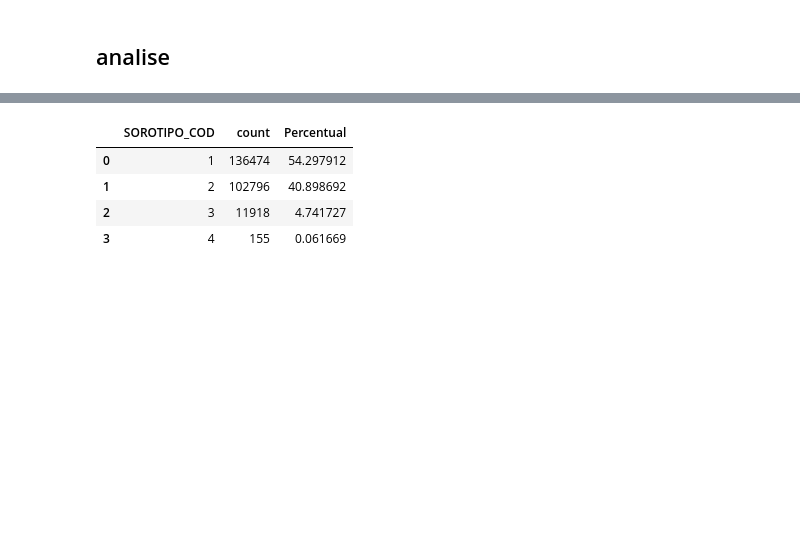
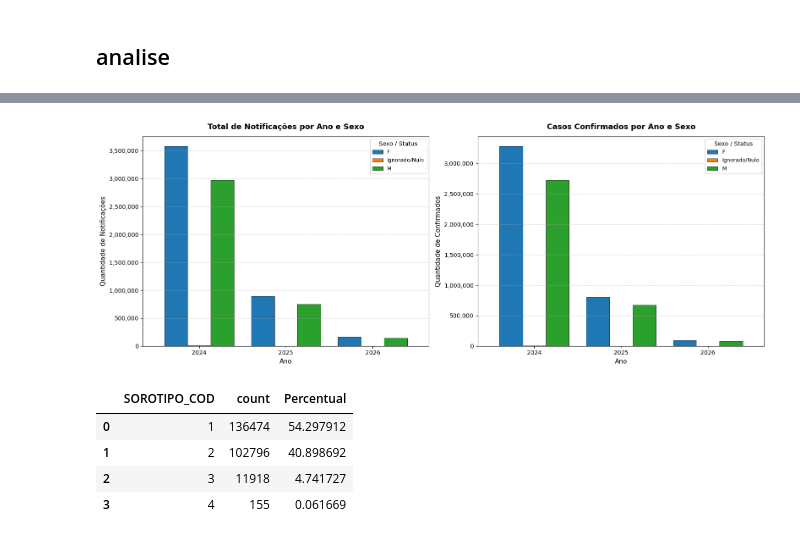
Before and after one commit to LeandroRodriguesCarneiro/pos_graduacao_analise_preparacao_dados, a Jupyter notebook: main.ipynb, the cells around one changed output, grey strips where cells are left out. Saved outputs shown, nothing was run; the diff lists cells and outputs as text; code cells hidden in the pictures; blank space fills up the shorter version.

```diff
--- a/main.ipynb
+++ b/main.ipynb
@@ -309,0 +446,70 @@ Percentual identificado: 2.95
+# %%
+lista_sexo_ano = df_anos.groupBy(['ANO', 'CS_SEXO']).agg(
+    F.count("*").alias("total_notificacoes"),
+    F.sum(F.when(F.col("CLASSI_FIN").isin([10, 11, 12]), 1).otherwise(0)).alias("casos_confirmados")
+).orderBy('ANO').collect()
+
+ano = [i['ANO'] for i in lista_sexo_ano]
+sexo = [i['CS_SEXO'] for i in lista_sexo_ano]
+qtd_not = [i['total_notificacoes'] for i in lista_sexo_ano]
+qtd_conf = [i['casos_confirmados'] for i in lista_sexo_ano]
+
+ano_tratado = []
+sexo_tratamento = []
+qtd_not_tratado = []
+qtd_conf_tratado = []
+for a, s, n, c in zip(ano, sexo, qtd_not, qtd_conf):
+    if s is None or s == 'I':
+        search = f'Ignorado/Nulo {a}'
+        if search not in sexo_tratamento:
+            ano_tratado.append(a)
+            sexo_tratamento.append(search)
+            qtd_not_tratado.append(n)
+            qtd_conf_tratado.append(c)
+
+        else:
+            idx = sexo_tratamento.index(search)
+            qtd_not_tratado[idx] += n
+            qtd_conf_tratado[idx] += c
+    else:
+        sexo_tratamento.append(s)
+        ano_tratado.append(a)
+        qtd_not_tratado.append(n)
+        qtd_conf_tratado.append(c)
+
+
+df_plot = pd.DataFrame({
+    'Ano': ano_tratado,
+    'Sexo_Status': sexo_tratado,
+    'Notificacoes': qtd_not_tratado,
+    'Confirmados': qtd_conf_tratado
+})
+
+display(df_plot)
+
+df_pivot_not = df_plot.pivot(index='Ano', columns='Sexo_Status', values='Notificacoes').fillna(0)
+df_pivot_conf = df_plot.pivot(index='Ano', columns='Sexo_Status', values='Confirmados').fillna(0)
+
+fig, axes = plt.subplots(1, 2, figsize=(16, 6))
+
+df_pivot_not.plot(kind='bar', ax=axes[0], width=0.8, edgecolor='black', linewidth=0.5)
+axes[0].set_title('Total de Notificações por Ano e Sexo', fontsize=13, fontweight='bold', pad=12)
+axes[0].set_xlabel('Ano', fontsize=11)
+axes[0].set_ylabel('Quantidade de Notificações', fontsize=11)
+axes[0].grid(axis='y', linestyle='--', alpha=0.6)
+axes[0].legend(title='Sexo / Status', fontsize=9)
+axes[0].tick_params(axis='x', rotation=0)
+axes[0].yaxis.set_major_formatter(plt.FuncFormatter(lambda x, loc: f"{int(x):,}"))
+
+df_pivot_conf.plot(kind='bar', ax=axes[1], width=0.8, edgecolor='black', linewidth=0.5)
+axes[1].set_title('Casos Confirmados por Ano e Sexo', fontsize=13, fontweight='bold', pad=12)
+axes[1].set_xlabel('Ano', fontsize=11)
+axes[1].set_ylabel('Quantidade de Confirmados', fontsize=11)
+axes[1].grid(axis='y', linestyle='--', alpha=0.6)
+axes[1].legend(title='Sexo / Status', fontsize=9)
+axes[1].tick_params(axis='x', rotation=0)
+axes[1].yaxis.set_major_formatter(plt.FuncFormatter(lambda x, loc: f"{int(x):,}"))
+
+plt.tight_layout()
+plt.show()
+# %% [output]
@@ -310,3 +526,4 @@ Percentual identificado: 2.95
+[figure, added]
 # %%
 dados = (
     df.filter(
```
Also changed, not shown: parts of 10 cells of this notebook, 1 other file.
